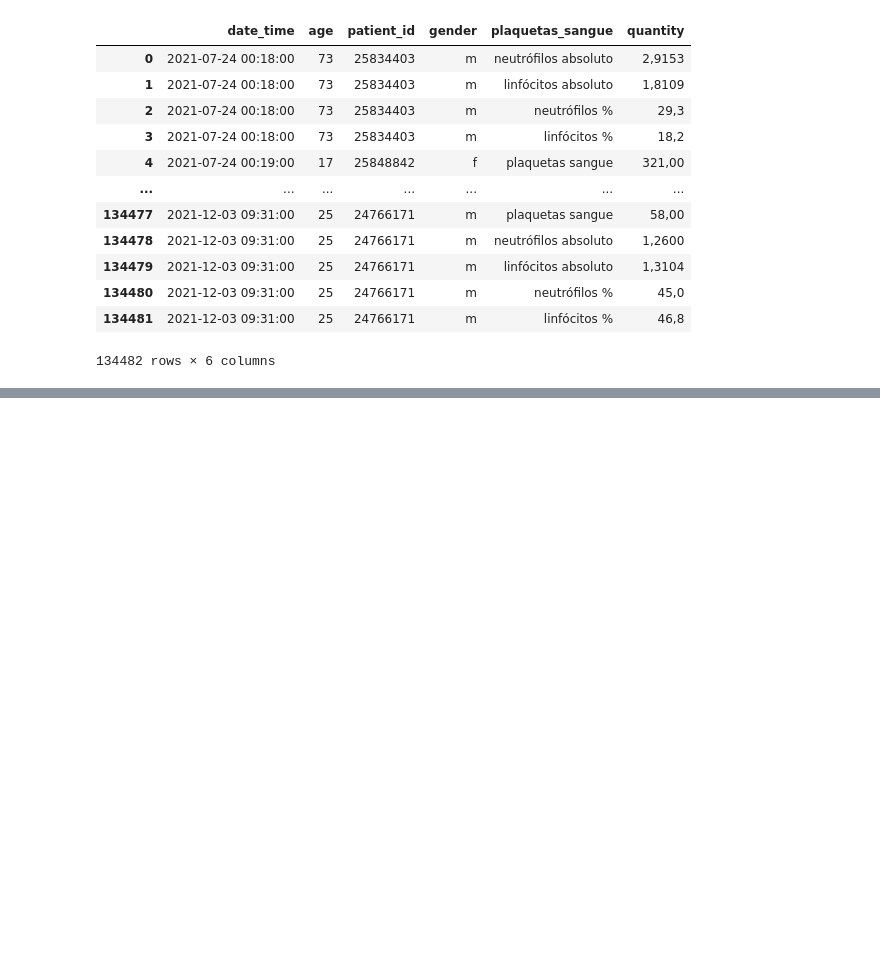
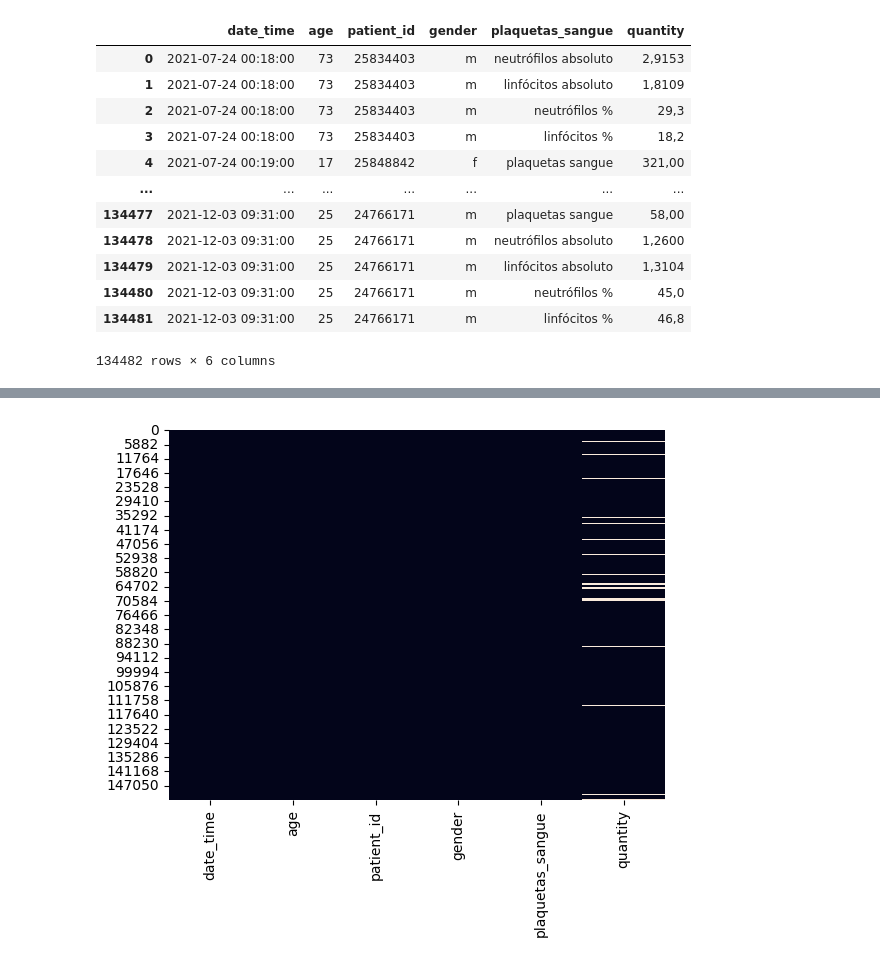
Before and after one commit to GabrielmAlves/health-care-data-synthesis, a Jupyter notebook: health-care-data-synthesis.ipynb, the cells around one changed output, grey strips where cells are left out. Cells and saved outputs as stored; diff of their text form; code cells hidden in the pictures; blank space fills up the shorter version.

```diff
--- a/health-care-data-synthesis.ipynb
+++ b/health-care-data-synthesis.ipynb
@@ -279,0 +400,5 @@ df3
+# %%
+sns.heatmap(df2.isnull(), cbar=False)
+plt.show()
+# %% [output]
+[figure, added]
```
Also changed, not shown: parts of 32 cells of this notebook.
